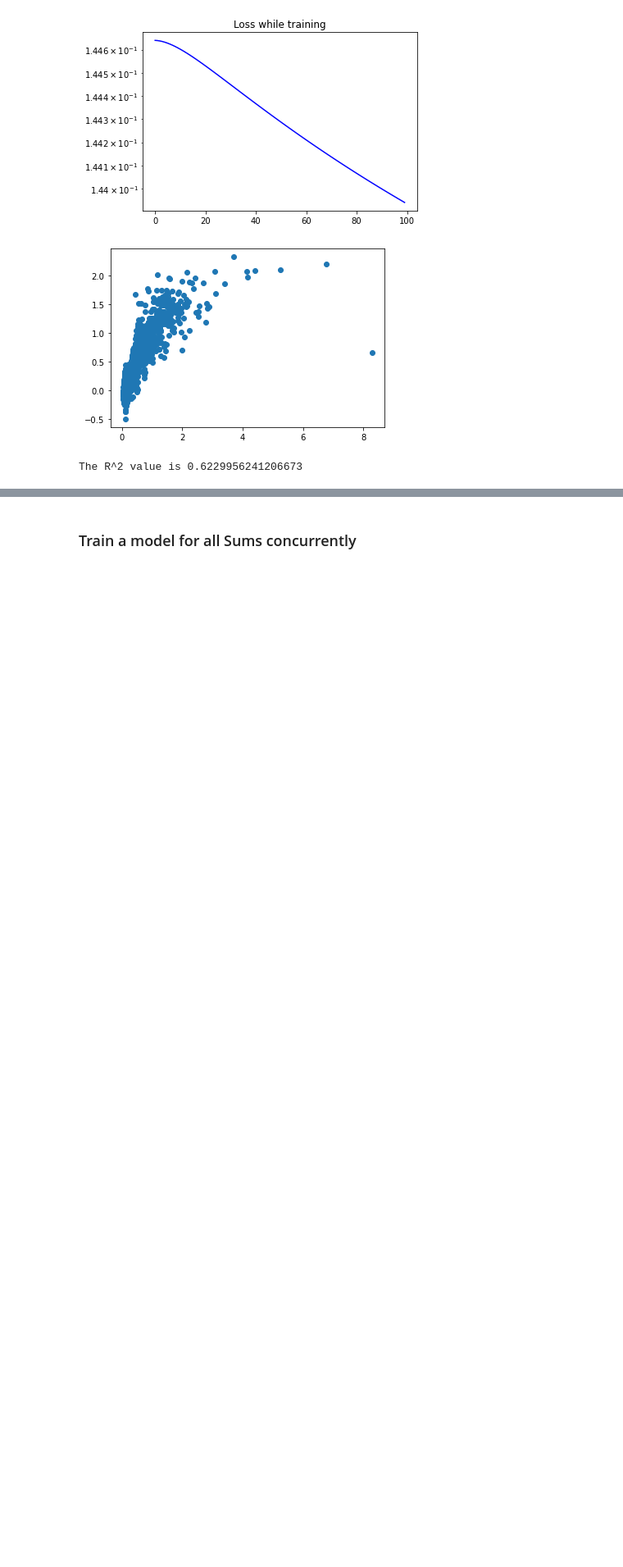
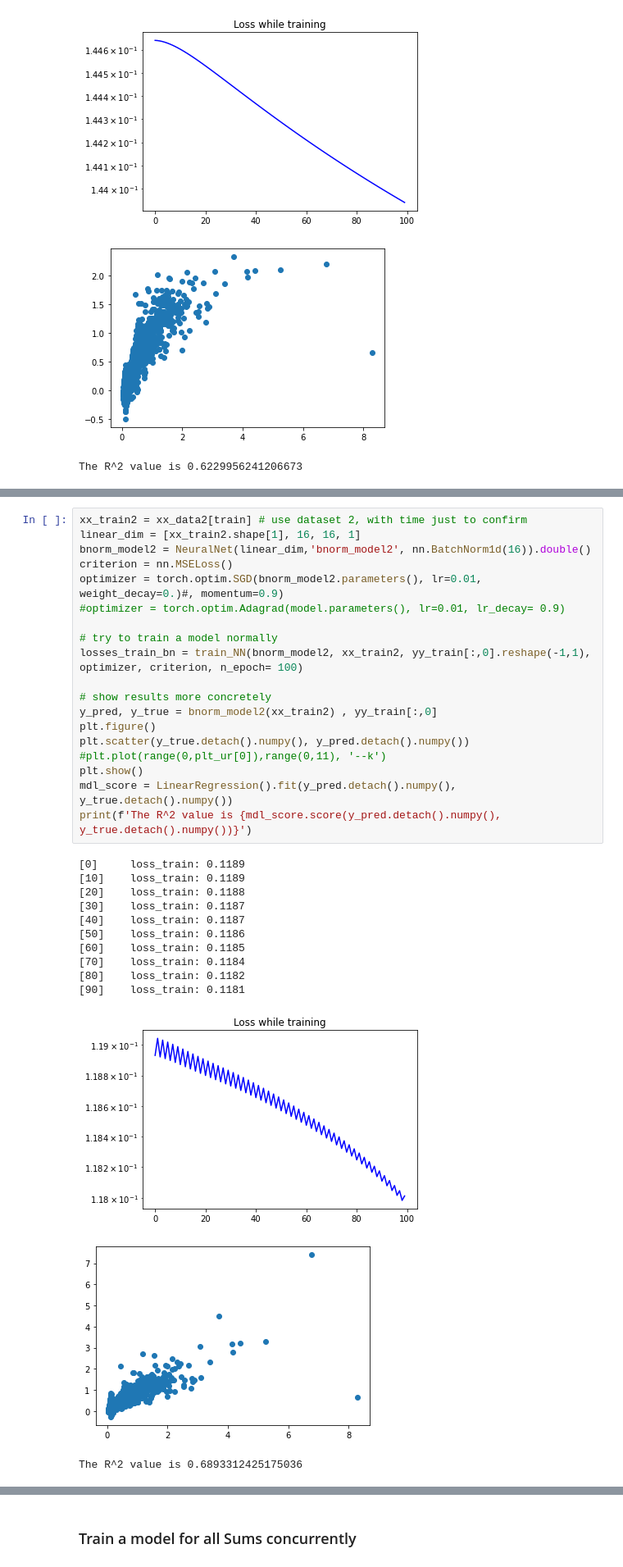
Before and after one commit to Amarques-UCSD/MOx-VOCs_replication, a Jupyter notebook: VOC_Mox.ipynb, the cells around one changed output, grey strips where cells are left out. Shown at 82% size. Drawn from its saved outputs; the diff is of its cells as text; blank space fills up the shorter version.

Commit message:
Models2

```diff
--- a/VOC_Mox.ipynb
+++ b/VOC_Mox.ipynb
@@ -892,0 +896,33 @@ The R^2 value is 0.6229956241206673
+# %%
+xx_train2 = xx_data2[train] # use dataset 2, with time just to confirm
+linear_dim = [xx_train2.shape[1], 16, 16, 1]
+bnorm_model2 = NeuralNet(linear_dim,'bnorm_model2', nn.BatchNorm1d(16)).double()
+criterion = nn.MSELoss()
+optimizer = torch.optim.SGD(bnorm_model2.parameters(), lr=0.01, weight_decay=0.)#, momentum=0.9)
+#optimizer = torch.optim.Adagrad(model.parameters(), lr=0.01, lr_decay= 0.9)
+
+# try to train a model normally
+losses_train_bn = train_NN(bnorm_model2, xx_train2, yy_train[:,0].reshape(-1,1), optimizer, criterion, n_epoch= 100)
+
+# show results more concretely
+y_pred, y_true = bnorm_model2(xx_train2) , yy_train[:,0]
+plt.figure()
+plt.scatter(y_true.detach().numpy(), y_pred.detach().numpy())
+#plt.plot(range(0,plt_ur[0]),range(0,11), '--k')
+plt.show()
+mdl_score = LinearRegression().fit(y_pred.detach().numpy(), y_true.detach().numpy())
+print(f'The R^2 value is {mdl_score.score(y_pred.detach().numpy(), y_true.detach().numpy())}')
+# %% [output]
+[0]     loss_train: 0.1189
+[10]    loss_train: 0.1189
+[20]    loss_train: 0.1188
+[30]    loss_train: 0.1187
+[40]    loss_train: 0.1187
+[50]    loss_train: 0.1186
+[60]    loss_train: 0.1185
+[70]    loss_train: 0.1184
+[80]    loss_train: 0.1182
+[90]    loss_train: 0.1181
+[figure, added]
+[figure, added]
+The R^2 value is 0.6893312425175036
```
Also changed, not shown: parts of 10 cells of this notebook, 5 other files.
